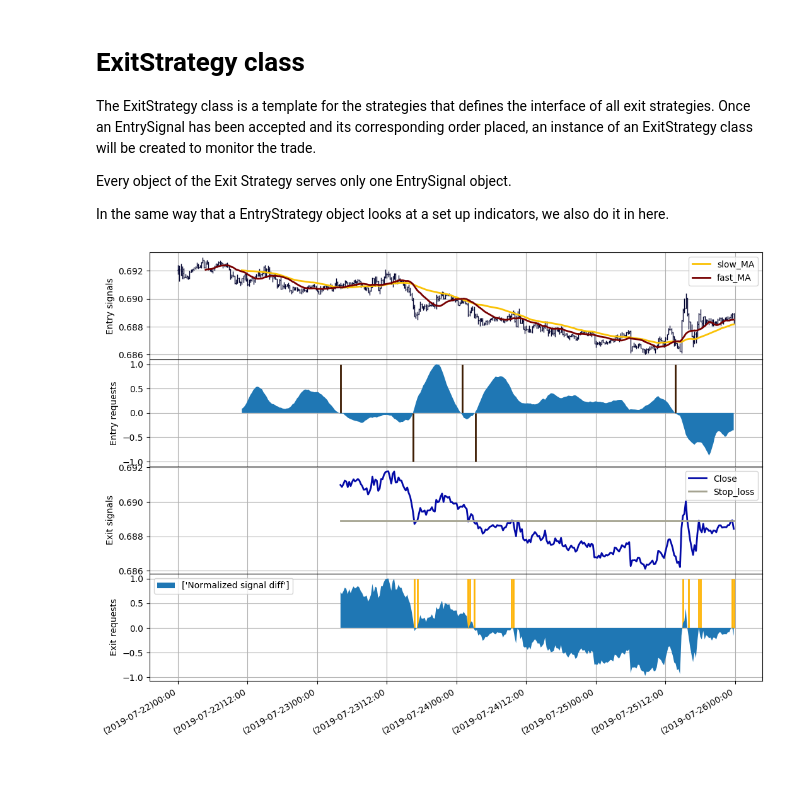
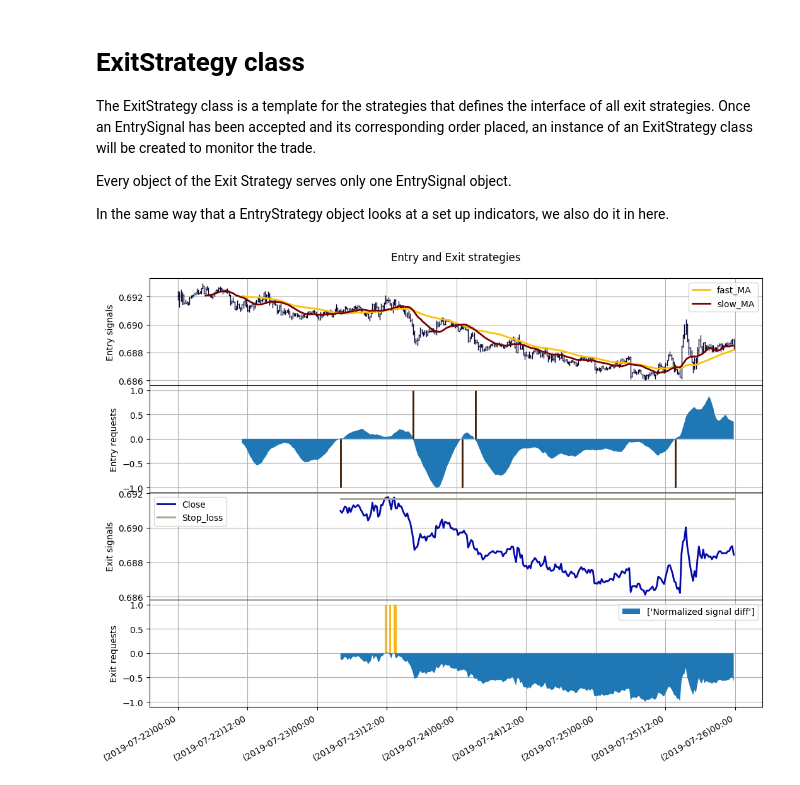
Before and after one commit to manuwhs/traphing, a Jupyter notebook: notebooks/3.2 Exit Strategies.ipynb, the cells around one changed output. Cells and saved outputs as stored; diff of their text form; code cells hidden in the pictures.

```diff
--- a/notebooks/3.2 Exit Strategies.ipynb
+++ b/notebooks/3.2 Exit Strategies.ipynb
@@ -53,23 +60,19 @@ timeframe = timeframes_list[0]
 # Set the paramters
 slow_MA_params = {"symbol_name":symbol_name,"timeframe": timeframe,"indicator_name":"SMA", "args": {"n":45}}
 fast_MA_params = {"symbol_name":symbol_name,"timeframe": timeframe,"indicator_name":"SMA", "args":{"n":20}}
+entry_strategy.set_params({"fast_MA": fast_MA_params, "slow_MA": slow_MA_params})
 
-entry_strategy.set_slow_MA(slow_MA_params)
-entry_strategy.set_fast_MA(fast_MA_params)
+entry_strategy_series = entry_strategy.compute_input_series()
+entry_series = entry_strategy.compute_trigger_series()
 
-entry_strategy_series = entry_strategy.compute_strategy_series()
-slow_MA = entry_strategy_series["slow_MA"]
-fast_MA = entry_strategy_series["fast_MA"]
-entry_series = entry_strategy.compute_entry_series()
-
-entry_requests_queue = entry_strategy.compute_entry_requests_queue()
+entry_requests_queue = entry_strategy.compute_requests_queue()
 n_requests = entry_requests_queue.qsize()
 entry_requests_dict = dict([entry_requests_queue.get() for i in range(n_requests)])
 entries_dates = sorted(list(entry_requests_dict.keys()))
 entry_request = entry_requests_dict[entries_dates[0]]
 
-trade = Trade(trade_id = "my_trade12", request = entry_request,
-                 trade_price = entry_request.price, trade_timestamp = dt.datetime.now())
+trade = Trade(name = "my_trade12", request = entry_request,
+                 price = entry_request.price)
 # %% [markdown]
 # ExitStrategy class
 
@@ -80,8 +83,8 @@ Every object of the Exit Strategy serves only one EntrySignal object.
 In the same way that a EntryStrategy object looks at a set up indicators, we also do it in here.
 # %%
 ### Exit strategy
-exit_strategy =  StopLoss(strategy_id = "Exit coward", trade = trade, portfolio = portfolio)
+exit_strategy =  StopLoss(name = "Exit coward", trade = trade, portfolio = portfolio)
 # %%
 # Set the velas it will be listening to.
-exit_strategy.set_velas(symbol_name, timeframe)
-exit_strategy.set_stop_loss(pct = 0.3)
+exit_strategy.params["Close"] = {"symbol_name":symbol_name, "timeframe":timeframe}
+exit_strategy.set_stop_loss(pct = 0.1)
@@ -93,2 +91,5 @@ exit_series= exit_strategy.compute_exit_series()
+# %%
+exit_strategy_series = exit_strategy.compute_input_series()
+exit_series= exit_strategy.compute_trigger_series()
 # %%
 # Compute the BUYSELL Requests
@@ -101,32 +102,32 @@ exit_request = exit_requests_dict[exits_dates[0]]
 image_name = "entry_and_exit.png"; img_path = folder_images + image_name
 gl.init_figure()
 n_rows, n_cols = 4,1; size_inches = [12, 8]
 ax1 = gl.subplot2grid((n_rows, n_cols),(0,0))
 ax2 = gl.subplot2grid((n_rows, n_cols),(1,0), sharex = ax1)
 ax3 = gl.subplot2grid((n_rows, n_cols),(2,0), sharex = ax1)
 ax4 = gl.subplot2grid((n_rows, n_cols),(3,0), sharex = ax1)
 
 portfolio[symbol_name][timeframe].plot_barchart(axes = ax1, labels = ["Entry and Exit strategies", "", "Entry signals"])
 gl.plot(entry_strategy_series.index, entry_strategy_series, legend = list(entry_strategy_series.columns), axes =ax1)
 
-difference = slow_MA - fast_MA
+difference = entry_strategy_series["slow_MA"] - entry_strategy_series["fast_MA"]
 normalized_difference = difference/np.max(np.abs((difference)))
 gl.fill_between(entry_strategy_series.index, normalized_difference,
                 labels = ["", "", "Entry requests"], legend = "Normalized signal diff", axes =ax2)
 gl.stem(entry_strategy_series.index,entry_series, axes = ax2, legend = "Trades")
 
 ## Plot exit
 gl.plot(exit_strategy_series.index, exit_strategy_series, axes = ax3,
         legend = list(exit_strategy_series.columns), labels = ["", "", "Exit signals"])
 
 difference = exit_strategy_series["Close"] - exit_strategy_series["Stop_loss"]
 normalized_difference = difference/np.max(np.abs((difference)))
 gl.fill_between(exit_strategy_series.index, normalized_difference, legend = ["Normalized signal diff"], axes =ax4)
 gl.stem(exit_series.index,exit_series, axes = ax4, legend = "Exits", labels = ["", "", "Exit requests"])
 
 gl.subplots_adjust(left=.09, bottom=.10, right=.90, top=.95, wspace=.20, hspace=0, hide_xaxis = True)
 
 gl.save_figure(img_path, dpi = 100, size_inches = size_inches, close = True)
 Image(img_path)
 # %% [output]
-[figure, old version]
+[figure, new version]
```
Also changed, not shown: parts of 4 cells of this notebook, 25 other files.
